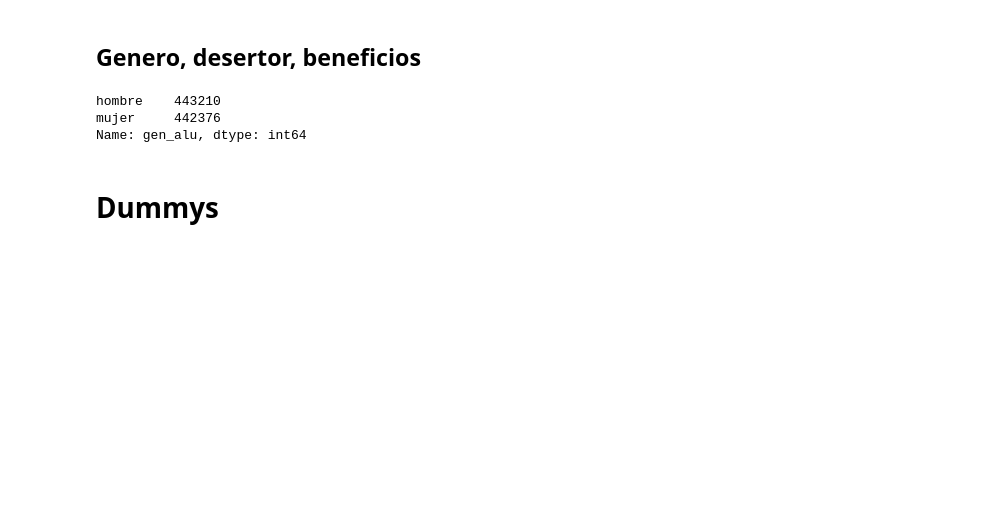
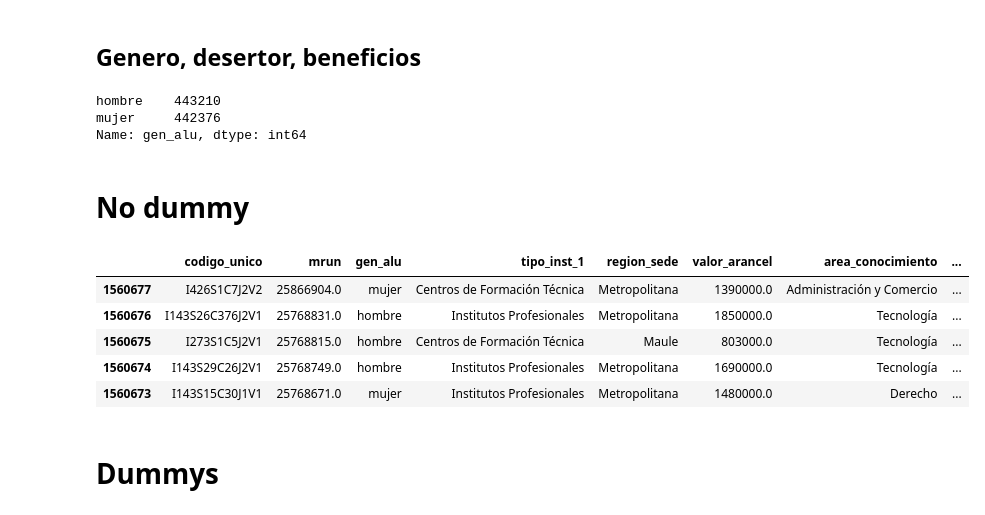
Before and after one commit to GianniCatBug/MDS7201-mineduc-desercion, a Jupyter notebook: notebooks/6-preprocesamiento.ipynb, the cells around one changed output. Cells and saved outputs as stored; diff of their text form; code cells hidden in the pictures; blank space fills up the shorter version.

```diff
--- a/notebooks/6-preprocesamiento.ipynb
+++ b/notebooks/6-preprocesamiento.ipynb
@@ -323,3 +323,14 @@ t["gen_alu"].value_counts()
 hombre    443210
 mujer     442376
 Name: gen_alu, dtype: int64
+# %% [markdown]
+# No dummy
+# %%
+t.head()
+# %% [output]
+|  | codigo_unico | mrun | gen_alu | tipo_inst_1 | region_sede | valor_arancel | area_conocimiento | ... |
+| 1560677 | I426S1C7J2V2 | 25866904.0 | mujer | Centros de Formación Técnica | Metropolitana | 1390000.0 | Administración y Comercio | ... |
+| 1560676 | I143S26C376J2V1 | 25768831.0 | hombre | Institutos Profesionales | Metropolitana | 1850000.0 | Tecnología | ... |
+| 1560675 | I273S1C5J2V1 | 25768815.0 | hombre | Centros de Formación Técnica | Maule | 803000.0 | Tecnología | ... |
+| 1560674 | I143S29C26J2V1 | 25768749.0 | hombre | Institutos Profesionales | Metropolitana | 1690000.0 | Tecnología | ... |
+| 1560673 | I143S15C30J1V1 | 25768671.0 | mujer | Institutos Profesionales | Metropolitana | 1480000.0 | Derecho | ... |
```
Also changed, not shown: parts of 1 cell of this notebook, 2 other files.
